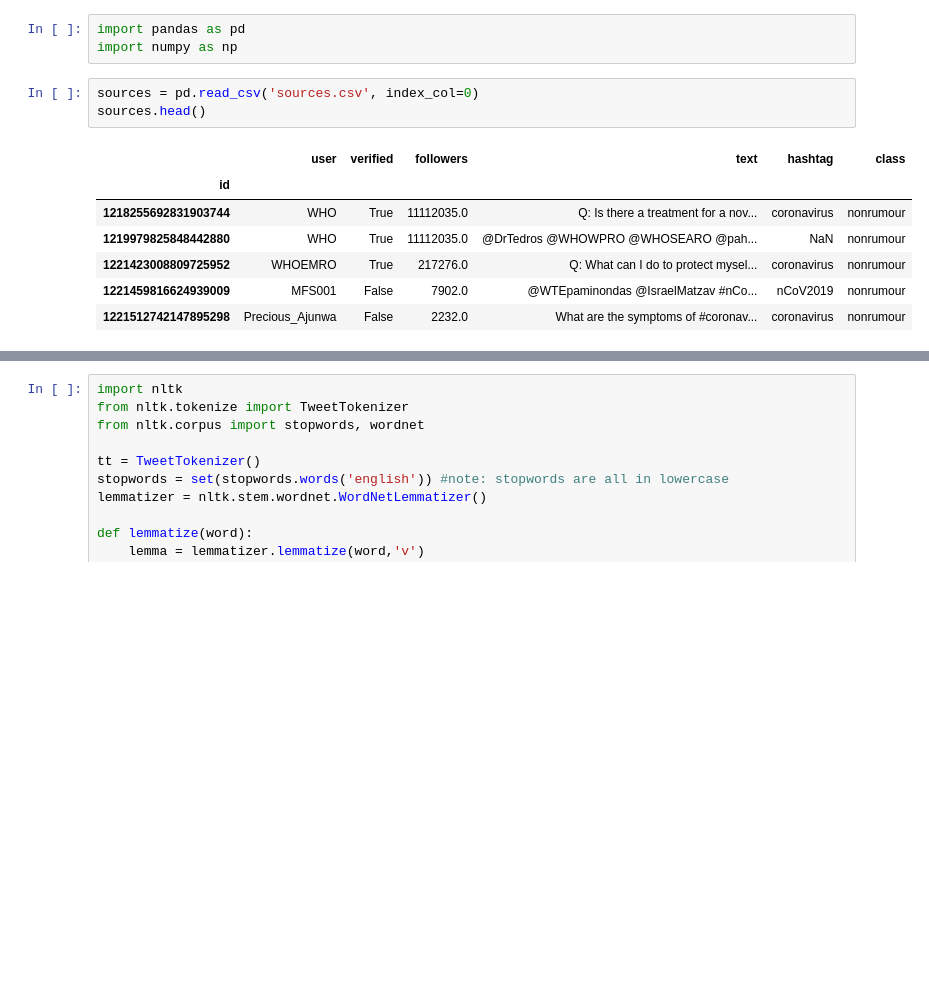
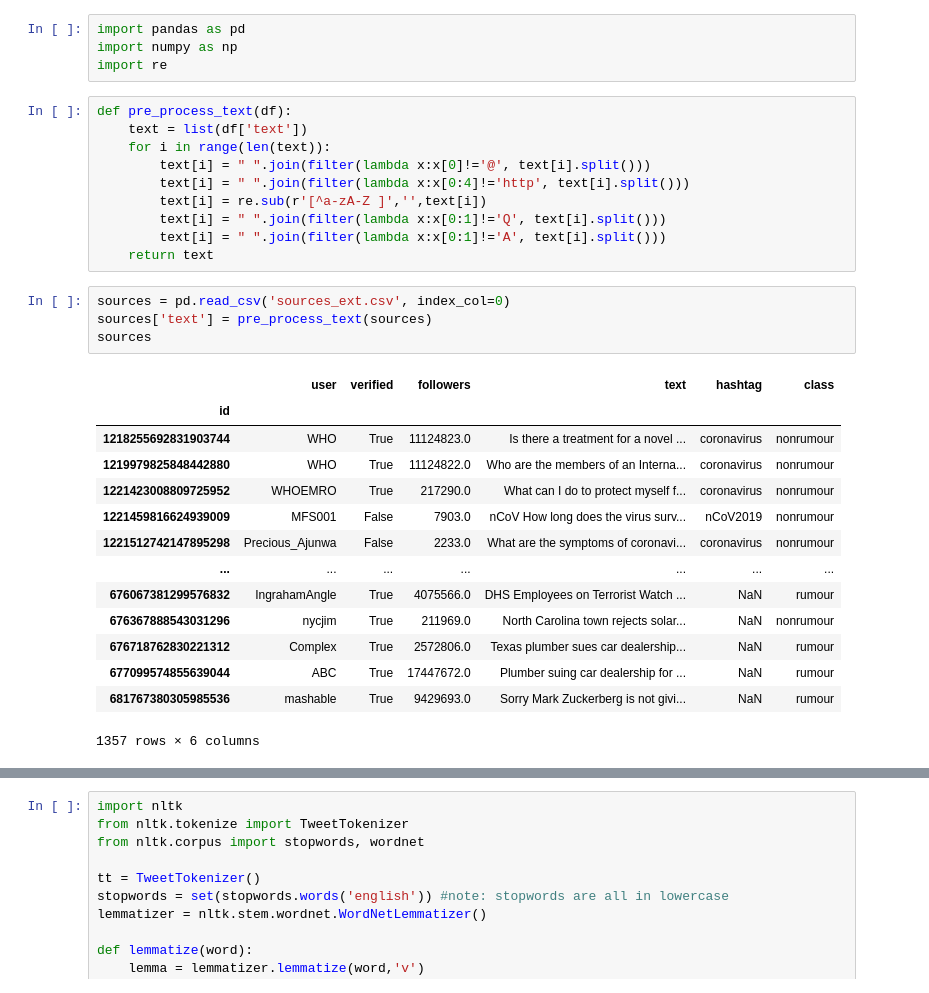
Before and after one commit to kelvinlim3/Twitter-Rumour-Detection, a Jupyter notebook: pre-processing.ipynb, the cells around one changed output, grey strips where cells are left out. Saved outputs shown, nothing was run; the diff lists cells and outputs as text; blank space fills up the shorter version.

```diff
--- a/pre-processing.ipynb
+++ b/pre-processing.ipynb
@@ -1,15 +1,34 @@
 # %%
 import pandas as pd
 import numpy as np
+import re
+# %%
+def pre_process_text(df):
+    text = list(df['text'])
+    for i in range(len(text)):
+        text[i] = " ".join(filter(lambda x:x[0]!='@', text[i].split()))
+        text[i] = " ".join(filter(lambda x:x[0:4]!='http', text[i].split()))
+        text[i] = re.sub(r'[^a-zA-Z ]','',text[i])
+        text[i] = " ".join(filter(lambda x:x[0:1]!='Q', text[i].split()))
+        text[i] = " ".join(filter(lambda x:x[0:1]!='A', text[i].split()))
+    return text
 # %%
-sources = pd.read_csv('sources.csv', index_col=0)
-sources.head()
+sources = pd.read_csv('sources_ext.csv', index_col=0)
+sources['text'] = pre_process_text(sources)
+sources
 # %% [output]
 |  | user | verified | followers | text | hashtag | class |
 | id |  |  |  |  |  |  |
-| 1218255692831903744 | WHO | True | 11112035.0 | Q: Is there a treatment for a nov... | coronavirus | nonrumour |
-| 1219979825848442880 | WHO | True | 11112035.0 | @DrTedros @WHOWPRO @WHOSEARO @pah... | NaN | nonrumour |
-| 1221423008809725952 | WHOEMRO | True | 217276.0 | Q: What can I do to protect mysel... | coronavirus | nonrumour |
-| 1221459816624939009 | MFS001 | False | 7902.0 | @WTEpaminondas @IsraelMatzav #nCo... | nCoV2019 | nonrumour |
-| 1221512742147895298 | Precious_Ajunwa | False | 2232.0 | What are the symptoms of #coronav... | coronavirus | nonrumour |
+| 1218255692831903744 | WHO | True | 11124823.0 | Is there a treatment for a novel ... | coronavirus | nonrumour |
+| 1219979825848442880 | WHO | True | 11124822.0 | Who are the members of an Interna... | coronavirus | nonrumour |
+| 1221423008809725952 | WHOEMRO | True | 217290.0 | What can I do to protect myself f... | coronavirus | nonrumour |
+| 1221459816624939009 | MFS001 | False | 7903.0 | nCoV How long does the virus surv... | nCoV2019 | nonrumour |
+| 1221512742147895298 | Precious_Ajunwa | False | 2233.0 | What are the symptoms of coronavi... | coronavirus | nonrumour |
+| ... | ... | ... | ... | ... | ... | ... |
+| 676067381299576832 | IngrahamAngle | True | 4075566.0 | DHS Employees on Terrorist Watch ... | NaN | rumour |
+| 676367888543031296 | nycjim | True | 211969.0 | North Carolina town rejects solar... | NaN | nonrumour |
+| 676718762830221312 | Complex | True | 2572806.0 | Texas plumber sues car dealership... | NaN | rumour |
+| 677099574855639044 | ABC | True | 17447672.0 | Plumber suing car dealership for ... | NaN | rumour |
+| 681767380305985536 | mashable | True | 9429693.0 | Sorry Mark Zuckerberg is not givi... | NaN | rumour |
+1357 rows × 6 columns
 # %%
```
Also changed, not shown: parts of 12 cells of this notebook, 1 other file.
